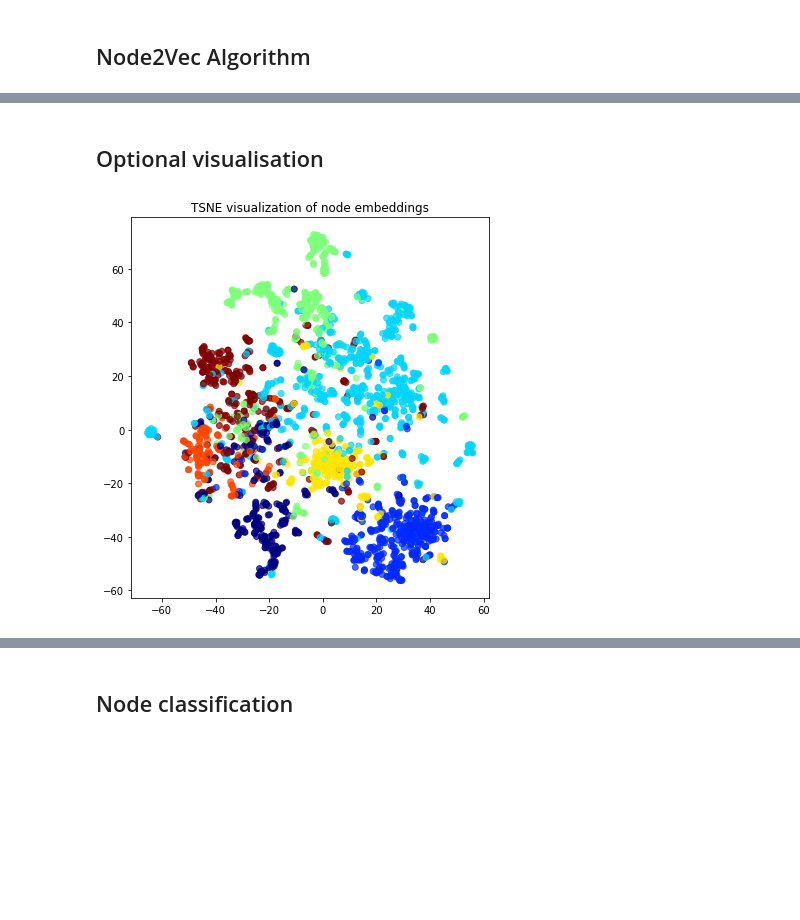
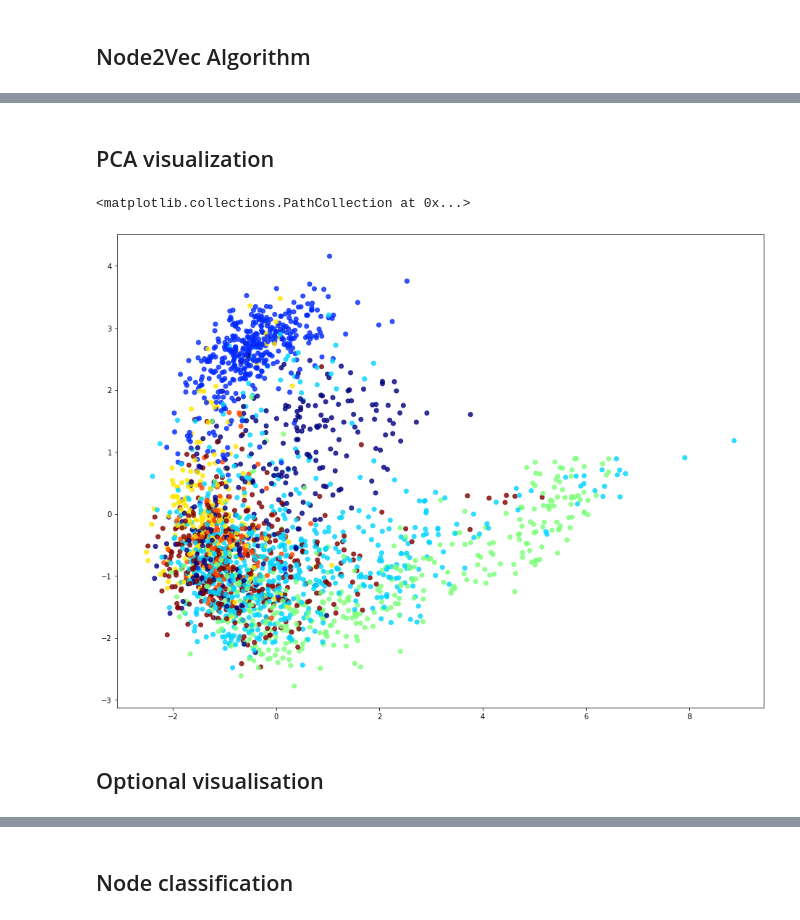
Before and after one commit to daedalus-voyage/node2vec-report, a Jupyter notebook: cora_node2vec.ipynb, the cells around one changed output, grey strips where cells are left out. Drawn from its saved outputs; the diff is of its cells as text; code cells hidden in the pictures; blank space fills up the shorter version.

Commit message:
Adding visualizations

```diff
--- a/cora_node2vec.ipynb
+++ b/cora_node2vec.ipynb
@@ -114,7 +114,7 @@ def run_node2vec(graph: StellarGraph, p: float, q: float, walk_number: int = 100
 
     return node_embeddings
 # %%
-embeddings = run_node2vec(G, p=0.5, q=2.0, emb_size=32)
+embeddings = run_node2vec(G, p=1.0, q=0.5, emb_size=128, walk_length=12, walk_number=60)
 # %% [output]
 link_classification: using 'dot' method to combine node embeddings into edge embeddings
 Epoch 1/2
@@ -124,27 +124,48 @@ Epoch 2/2
 50/50 [==============================] - 0s 3ms/step
+# %% [markdown]
+## PCA visualization
+# %%
+from sklearn.decomposition import PCA
+
+# Learn a projection from 128 dimensions to 2
+pca = PCA(n_components=2)
+X_transformed = pca.fit_transform(embeddings)
+
+# plot the 2-dimensional points
+label_map = {l: i for i, l in enumerate(np.unique(subjects))}
+node_colours = [label_map[target] for target in subjects]
+plt.figure(figsize=(16, 12))
+plt.scatter(
+  X_transformed[:, 0],
+  X_transformed[:, 1],
+  c=node_colours,
+  cmap="jet",
+  alpha=0.8,
+)
+# %% [output]
+<matplotlib.collections.PathCollection at 0x...>
+[figure, added]
 # %% [markdown]
 ## Optional visualisation
 # %%
-transform = TSNE  # PCA
+def visualize(vis_embeddings, vis_subjects):
+    transform = TSNE  # PCA reduction necessary? --> no
+    trans = transform(n_components=2)
+    node_embeddings_2d = trans.fit_transform(vis_embeddings)
 
-trans = transform(n_components=2)
-node_embeddings_2d = trans.fit_transform(embeddings)
+    # draw the embedding points, coloring them by the target label (paper subject)
+    alpha = 0.7
+    label_map = {l: i for i, l in enumerate(np.unique(vis_subjects))}
+    node_colours = [label_map[target] for target in vis_subjects]
 
-# draw the embedding points, coloring them by the target label (paper subject)
-alpha = 0.7
-label_map = {l: i for i, l in enumerate(np.unique(subjects))}
-node_colours = [label_map[target] for target in subjects]
-
-plt.figure(figsize=(7, 7))
-plt.axes().set(aspect="equal")
-plt.scatter(
-    node_embeddings_2d[:, 0],
-    node_embeddings_2d[:, 1],
-    c=node_colours,
-    cmap="jet",
-    alpha=alpha,
-)
-plt.title("{} visualization of node embeddings".format(transform.__name__))
-plt.show()
+    plt.figure(figsize=(7, 7))
+    plt.axes().set(aspect="equal")
+    plt.scatter(
+        node_embeddings_2d[:, 0],
+        node_embeddings_2d[:, 1],
+        c=node_colours,
+        cmap="jet",
+        alpha=alpha,
+    )
+    # plt.title("{} visualization of node embeddings".format(transform.__name__))
+    plt.show()
-# %% [output]
-[figure, removed]
```
Also changed, not shown: parts of 7 cells of this notebook, 6 other files.
